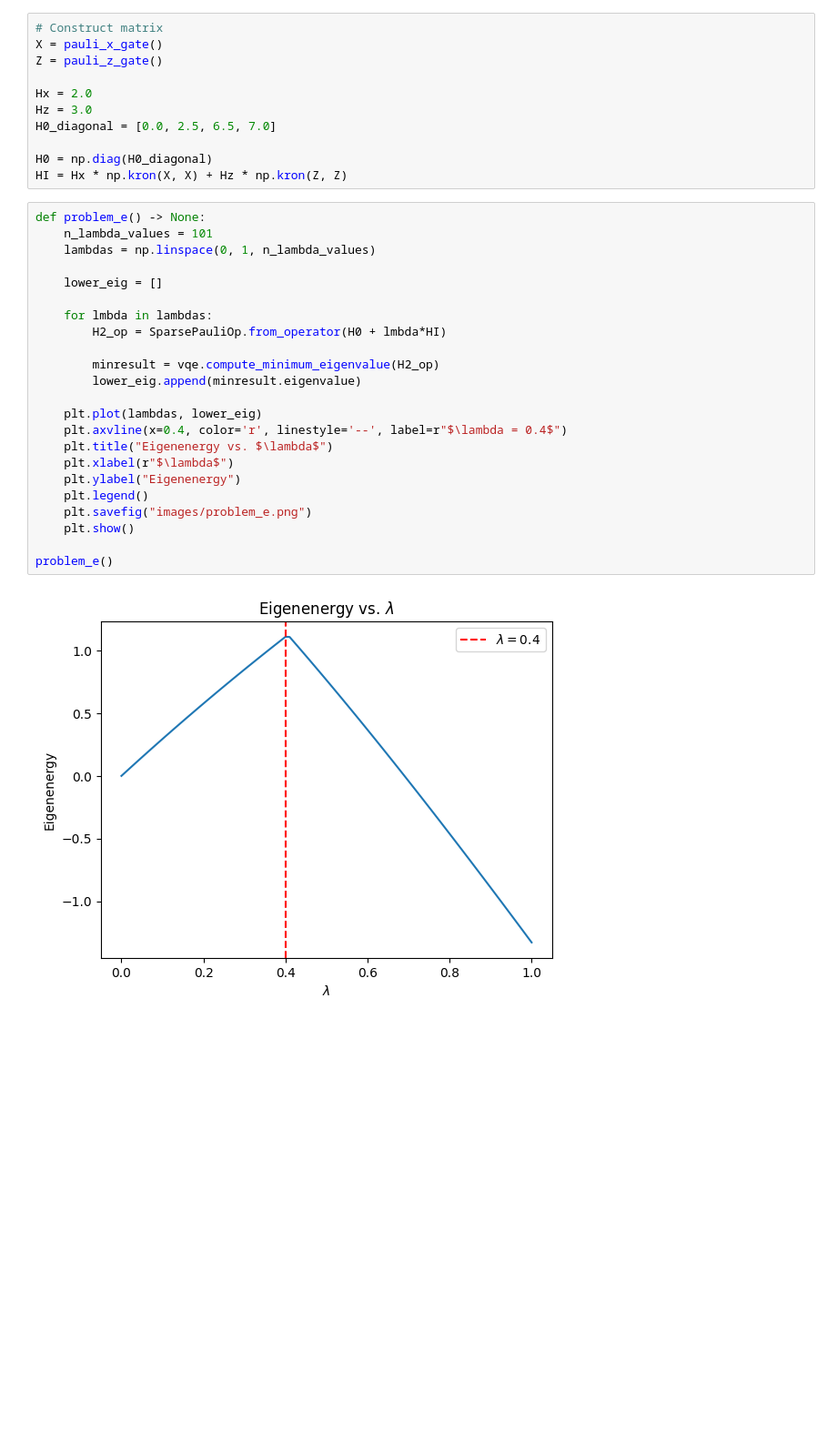
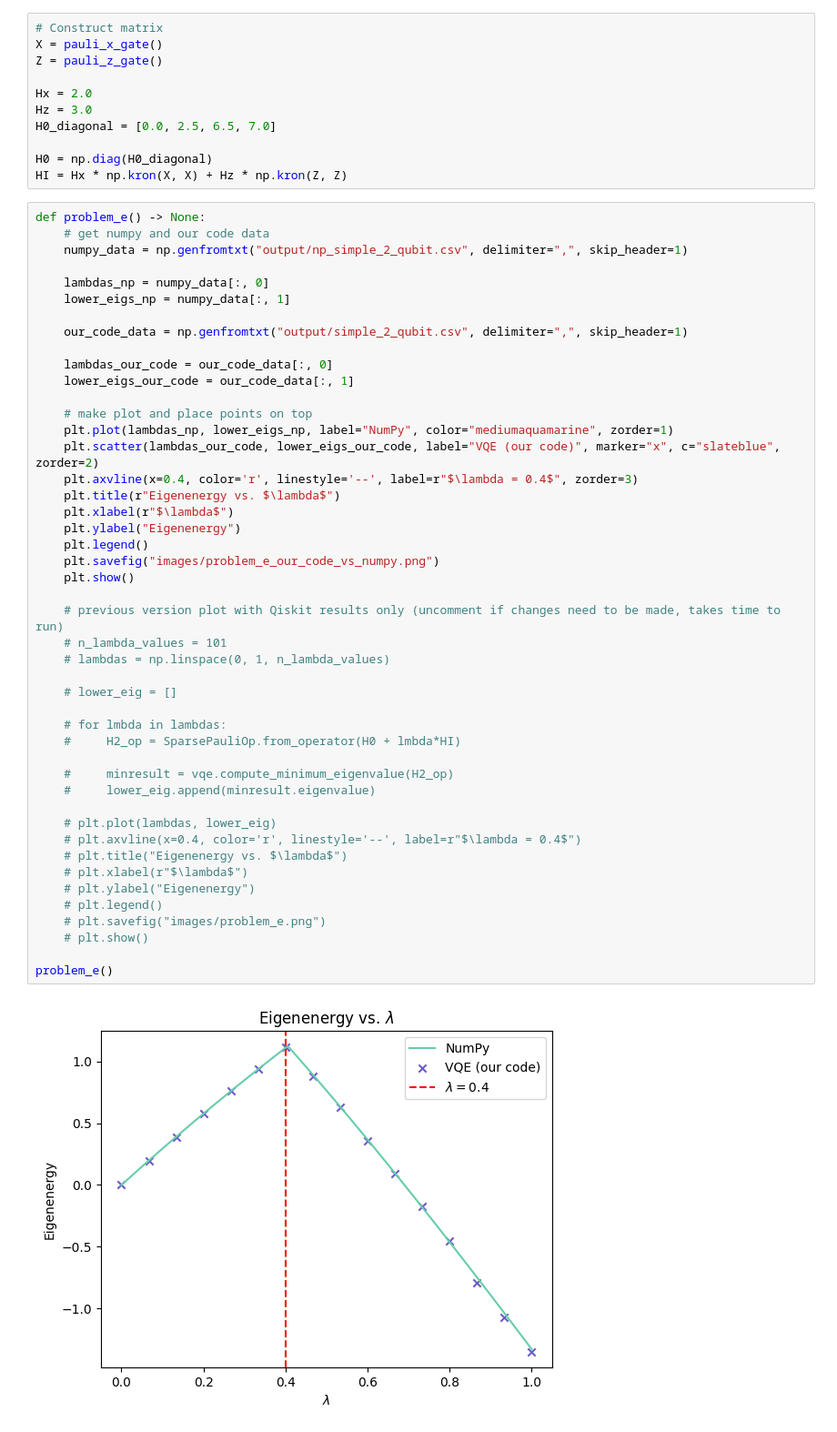
Before and after one commit to carlfre/fys5419-project-1, a Jupyter notebook: problem_e.ipynb, the cells around one changed output. Shown: that part at 91% size. Drawn from its saved outputs; the diff is of its cells as text; blank space fills up the shorter version.

Commit message:
made plots from csv data

```diff
--- a/problem_e.ipynb
+++ b/problem_e.ipynb
@@ -28,26 +28,49 @@ H0 = np.diag(H0_diagonal)
 HI = Hx * np.kron(X, X) + Hz * np.kron(Z, Z)
 # %%
 def problem_e() -> None:
-    n_lambda_values = 101
-    lambdas = np.linspace(0, 1, n_lambda_values)
+    # get numpy and our code data
+    numpy_data = np.genfromtxt("output/np_simple_2_qubit.csv", delimiter=",", skip_header=1)
 
-    lower_eig = []
+    lambdas_np = numpy_data[:, 0]
+    lower_eigs_np = numpy_data[:, 1]
 
-    for lmbda in lambdas:
-        H2_op = SparsePauliOp.from_operator(H0 + lmbda*HI)
+    our_code_data = np.genfromtxt("output/simple_2_qubit.csv", delimiter=",", skip_header=1)
 
-        minresult = vqe.compute_minimum_eigenvalue(H2_op)
-        lower_eig.append(minresult.eigenvalue)
+    lambdas_our_code = our_code_data[:, 0]
+    lower_eigs_our_code = our_code_data[:, 1]
 
-    plt.plot(lambdas, lower_eig)
-    plt.axvline(x=0.4, color='r', linestyle='--', label=r"$\lambda = 0.4$")
-    plt.title("Eigenenergy vs. $\lambda$")
+    # make plot and place points on top
+    plt.plot(lambdas_np, lower_eigs_np, label="NumPy", color="mediumaquamarine", zorder=1)
+    plt.scatter(lambdas_our_code, lower_eigs_our_code, label="VQE (our code)", marker="x", c="slateblue", zorder=2)
+    plt.axvline(x=0.4, color='r', linestyle='--', label=r"$\lambda = 0.4$", zorder=3)
+    plt.title(r"Eigenenergy vs. $\lambda$")
     plt.xlabel(r"$\lambda$")
     plt.ylabel("Eigenenergy")
     plt.legend()
-    plt.savefig("images/problem_e.png")
+    plt.savefig("images/problem_e_our_code_vs_numpy.png")
     plt.show()
 
+    # previous version plot with Qiskit results only (uncomment if changes need to be made, takes time to run)
+    # n_lambda_values = 101
+    # lambdas = np.linspace(0, 1, n_lambda_values)
+
+    # lower_eig = []
+
+    # for lmbda in lambdas:
+    #     H2_op = SparsePauliOp.from_operator(H0 + lmbda*HI)
+
+    #     minresult = vqe.compute_minimum_eigenvalue(H2_op)
+    #     lower_eig.append(minresult.eigenvalue)
+
+    # plt.plot(lambdas, lower_eig)
+    # plt.axvline(x=0.4, color='r', linestyle='--', label=r"$\lambda = 0.4$")
+    # plt.title("Eigenenergy vs. $\lambda$")
+    # plt.xlabel(r"$\lambda$")
+    # plt.ylabel("Eigenenergy")
+    # plt.legend()
+    # plt.savefig("images/problem_e.png")
+    # plt.show()
+
 problem_e()
 # %% [output]
-[figure, old version]
+[figure, new version]
```
Also changed, not shown: 8 other files.
